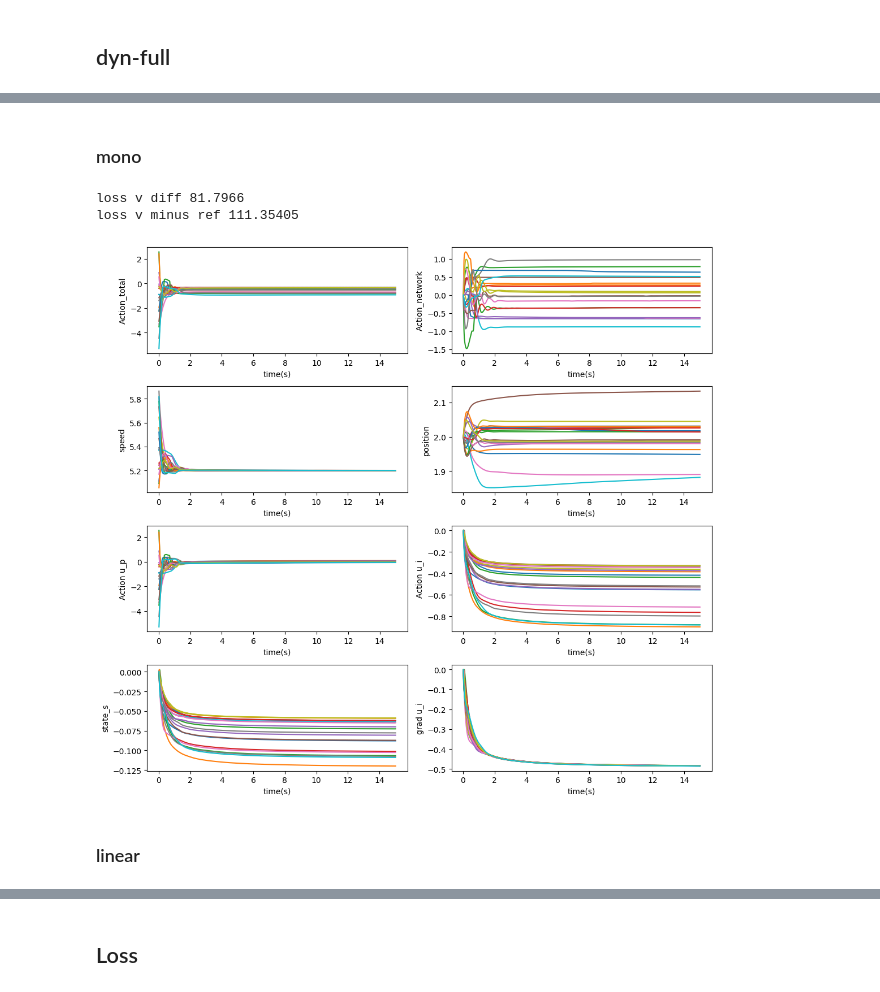
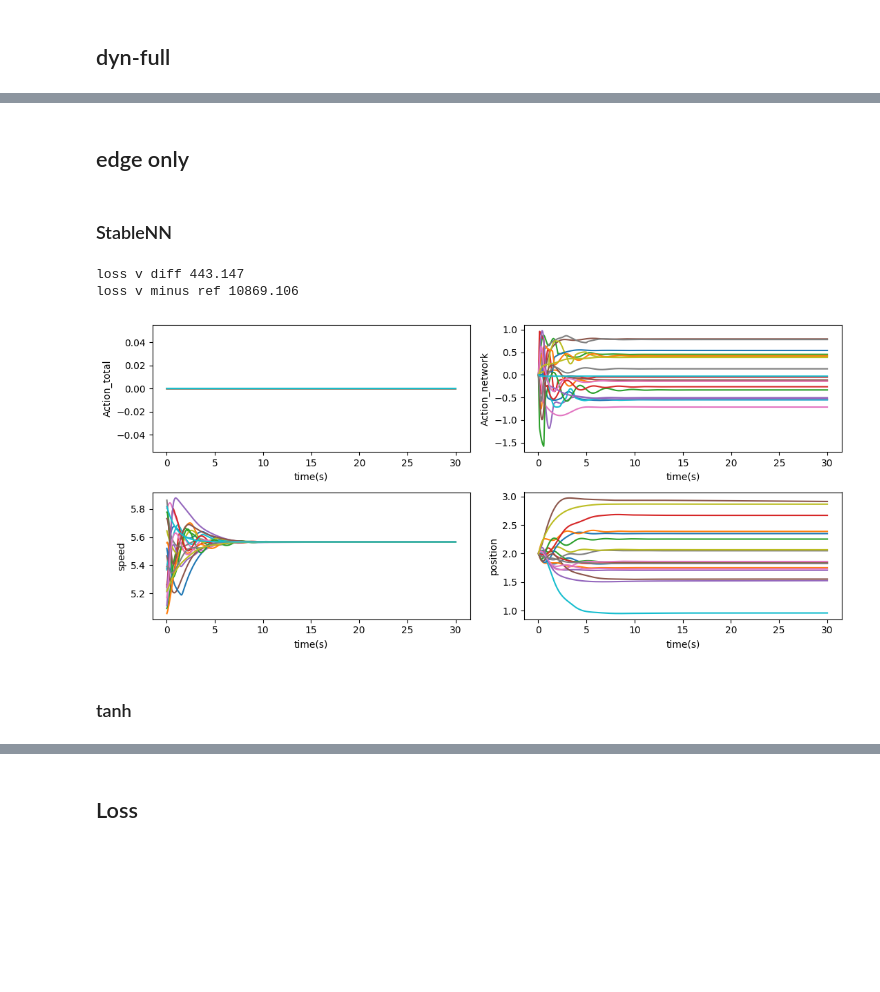
Before and after one commit to Wenqi-Cui/NeuralPI_Networked_Systems, a Jupyter notebook: Vehicle.ipynb, the cells around one changed output, grey strips where cells are left out. Saved outputs shown, nothing was run; the diff lists cells and outputs as text; code cells hidden in the pictures; blank space fills up the shorter version.

```diff
--- a/Vehicle.ipynb
+++ b/Vehicle.ipynb
@@ -1242,5 +1961,7 @@ def Action_DenseNN_I(state, model, env):
+# %% [markdown]
+## edge only
 # %% [markdown]
-### mono
+### StableNN
 # %%
 # Plot the trajectory to visulize the performance of control
 Trajectory_Linear = []
@@ -1254,8 +1975,6 @@ init_state = np.array([[5.3768473, 5.5595846, 5.0926156, 5.2624335, 5.1132708, 5
 # (v0_nom*np.ones(dim_action,dtype=np.float32) +
               # v0_random*np.random.uniform(0,1.,(dim_action)).astype(np.float32)).reshape((1, -1))
 
-linear_coff_s = np.ones((1,dim_action),dtype=np.float32)*(2)
-linear_coff_x = linear_coff= np.ones((1,dim_action),dtype=np.float32)*10
 
 x = init_state
 action_s = np.zeros((1,dim_action),dtype=np.float32)
@@ -1265,7 +1984,7 @@ env.set_state(x)
 Trajectory_Linear.append(x)
 Trajectory_eta_Linear.append(env.state_eta)
 
-SimulationLength=750
+SimulationLength=1500
 Record_u_Linear=[]
 Record_Loss_Linear=[]
 Record_action_network_Linear=[]
@@ -1278,9 +1997,9 @@ Trajectory_s_Linear.append(env.state_s)
 
 for i in range(SimulationLength):
 
-    action_edgefeedback = Action_edge(env.state_eta, model_mono, env)
-    up = Action_P(x, model_mono, env)
-    ui = Action_I(state_s, model_mono, env)
+    action_edgefeedback = Action_edge(env.state_eta, model_mono_edge, env)
+    up = np.zeros((1,dim_action),dtype=np.float32)
+    ui = np.zeros((1,dim_action),dtype=np.float32)
     u = up + ui
 
     next_state_s, next_state_v, next_state_eta, r, action_network= env.step_edge(action_edgefeedback, up, ui)
@@ -1302,9 +2021,9 @@ Trajectory_Linear = np.squeeze(np.asarray(Trajectory_Linear))
 Trajectory_s_Linear = np.squeeze(np.asarray(Trajectory_s_Linear))
 record_grad_ui = np.squeeze(np.asarray(record_grad_ui))
 Record_u_Linear = np.squeeze(np.asarray(Record_u_Linear))
-fig = plt.figure(figsize=(11,10), dpi=100)
+fig = plt.figure(figsize=(11,5), dpi=100)
 
-plt.subplot(4,2,1)
+plt.subplot(2,2,1)
 
 
 TimeRecord=np.arange(1,SimulationLength+1)
@@ -1313,71 +2032,41 @@ plt.plot(TimeRecord,Record_u_Linear)
 plt.xlabel('time(s)')
 plt.ylabel('Action_total')
 
-plt.subplot(4,2,2)
+plt.subplot(2,2,2)
 TimeRecord=np.arange(1,SimulationLength+1)
 TimeRecord=env.delta_t*TimeRecord
 plt.plot(TimeRecord,Record_action_network_Linear)
 plt.xlabel('time(s)')
 plt.ylabel('Action_network')
 
-plt.subplot(4,2,3)
+plt.subplot(2,2,3)
 
 TimeRecord=np.arange(1,SimulationLength+2)
 TimeRecord=env.delta_t*TimeRecord
 plt.plot(TimeRecord,Trajectory_Linear)
 
 plt.xlabel('time(s)')
 plt.ylabel('speed')
 
 Trajectory_eta_Linear=np.squeeze(np.asarray(Trajectory_eta_Linear))
 
-plt.subplot(4,2,4)
+plt.subplot(2,2,4)
 plt.plot(TimeRecord,Trajectory_eta_Linear)
 plt.xlabel('time(s)')
 plt.ylabel('position')
 
-plt.subplot(4,2,5)
-TimeRecord=np.arange(1,SimulationLength+1)
-TimeRecord=env.delta_t*TimeRecord
-plt.plot(TimeRecord,Record_up)
-plt.xlabel('time(s)')
-plt.ylabel('Action u_p')
 
 
-plt.subplot(4,2,6)
-TimeRecord=np.arange(1,SimulationLength+1)
-TimeRecord=env.delta_t*TimeRecord
-plt.plot(TimeRecord,Record_ui)
-plt.xlabel('time(s)')
-plt.ylabel('Action u_i')
-fig.tight_layout()
-
-plt.subplot(4,2,7)
-TimeRecord=np.arange(1,SimulationLength+2)
-TimeRecord=env.delta_t*TimeRecord
-plt.plot(TimeRecord,Trajectory_s_Linear)
-
-plt.xlabel('time(s)')
-plt.ylabel('state_s')
-
-
-
-plt.subplot(4,2,8)
-TimeRecord=np.arange(1,SimulationLength+1)
-TimeRecord=env.delta_t*TimeRecord
-plt.plot(TimeRecord,record_grad_ui)
-plt.xlabel('time(s)')
-plt.ylabel('grad u_i')
 fig.tight_layout()
 
 print('loss v diff', np.sum(abs(Trajectory_Linear - np.mean(Trajectory_Linear, 1,  keepdims = True))))
 print('loss v minus ref',np.sum(abs(Trajectory_Linear - v_ref)))
 # %% [output]
-loss v diff 81.7966
-loss v minus ref 111.35405
+loss v diff 443.147
+loss v minus ref 10869.106
-[figure, old version]
+[figure, new version]
 # %% [markdown]
-### linear
+### tanh
 # %%
 # Plot the trajectory to visulize the performance of control
 Trajectory_Linear = []
```
Also changed, not shown: parts of 35 cells of this notebook, 1 other file.
